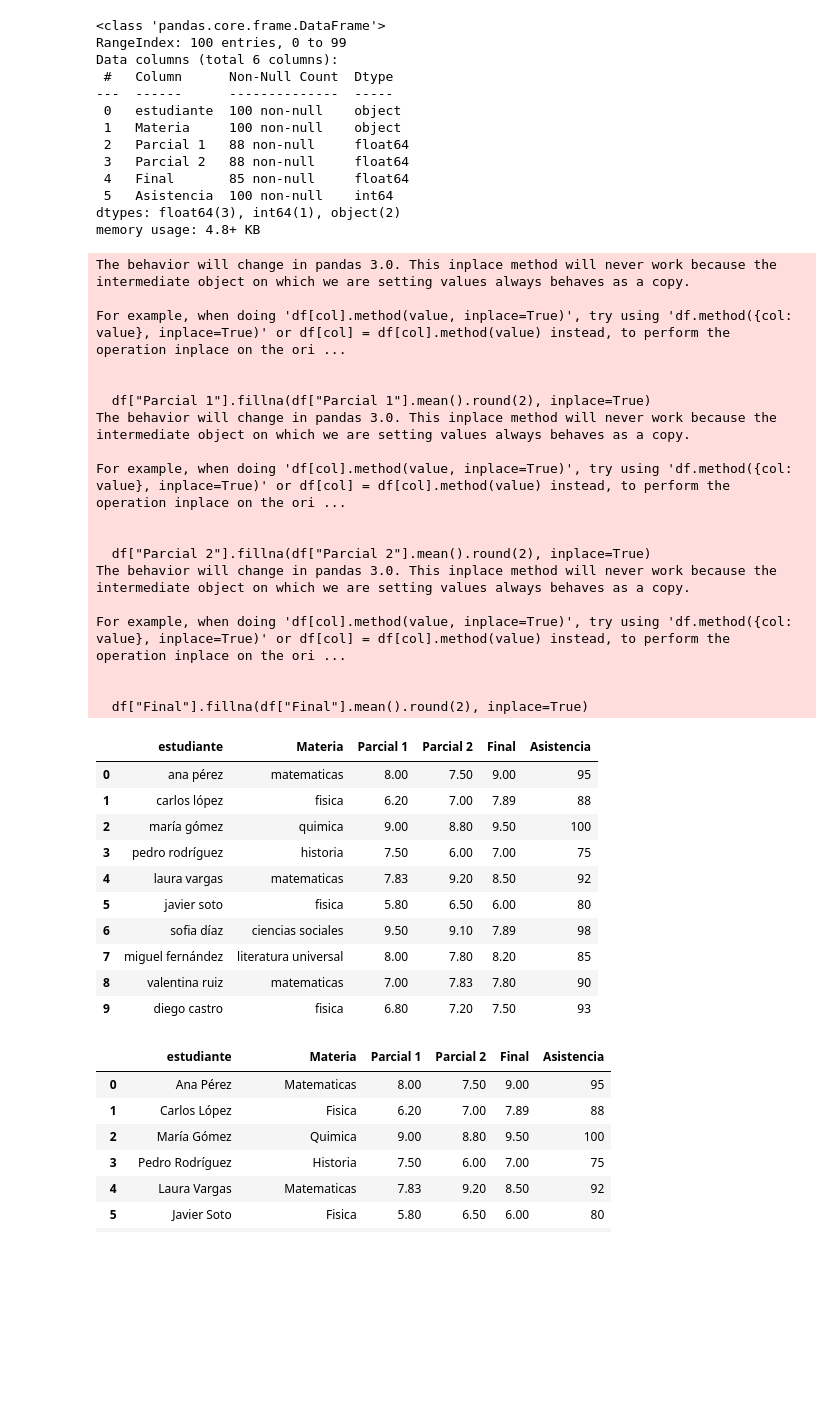
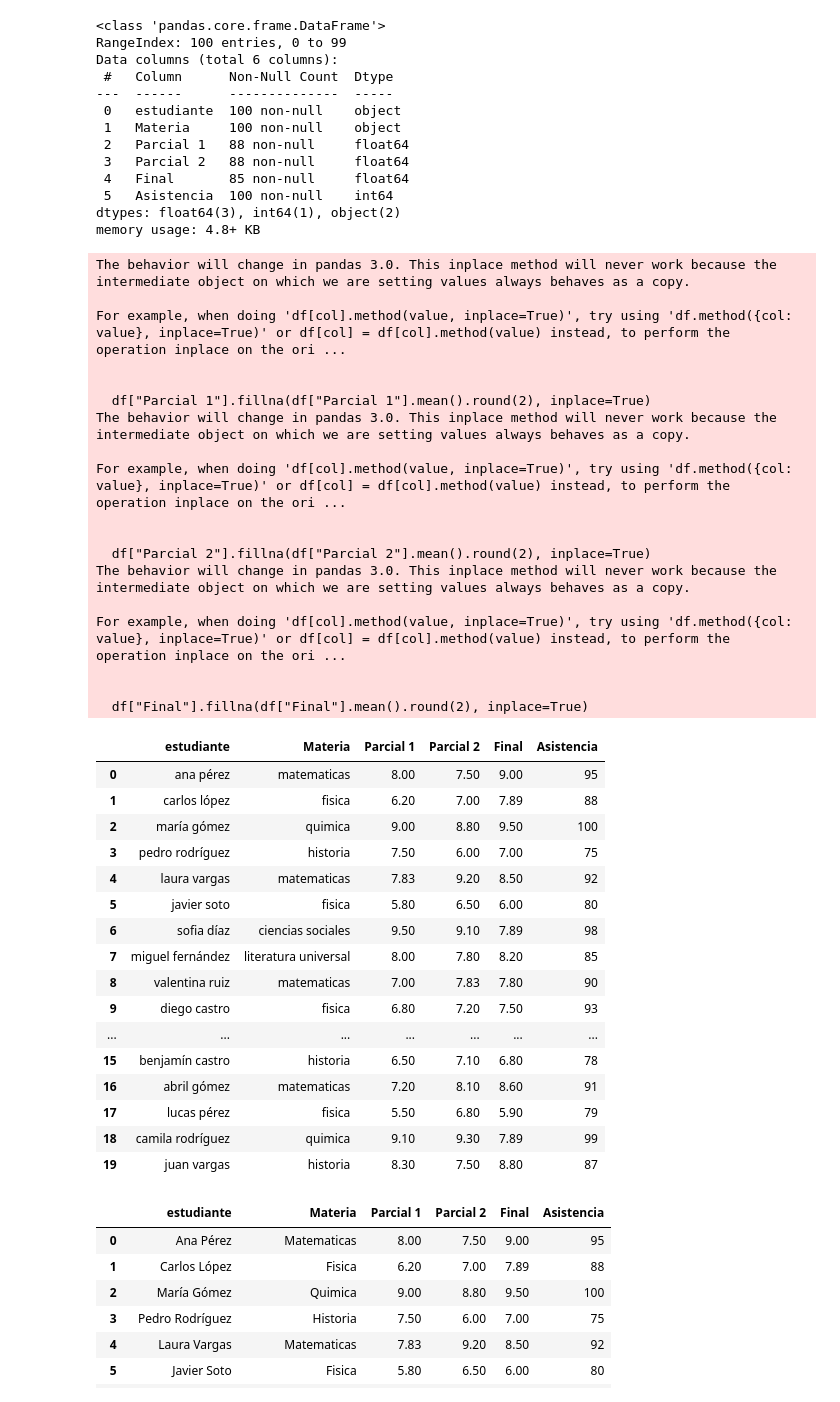
Before and after one commit to nazaquino98/modelo_examen1_tlp3, a Jupyter notebook: main (3).ipynb, the cells around one changed output. Cells and saved outputs as stored; diff of their text form; code cells hidden in the pictures; blank space fills up the shorter version.

```diff
--- a/main (3).ipynb
+++ b/main (3).ipynb
@@ -191,35 +203,41 @@ memory usage: 4.8+ KB
 df["Parcial 1"].fillna(df["Parcial 1"].mean().round(2), inplace=True)
 df["Parcial 2"].fillna(df["Parcial 2"].mean().round(2), inplace=True)
 df["Final"].fillna(df["Final"].mean().round(2), inplace=True)
-df.head(10)
+df.head(20)
 # %% [output]
 The behavior will change in pandas 3.0. This inplace method will never work because the intermediate object on which we are setting values always behaves as a copy.
 
 For example, when doing 'df[col].method(value, inplace=True)', try using 'df.method({col: value}, inplace=True)' or df[col] = df[col].method(value) instead, to perform the operation inplace on the ori ...
 
 
   df["Parcial 1"].fillna(df["Parcial 1"].mean().round(2), inplace=True)
 The behavior will change in pandas 3.0. This inplace method will never work because the intermediate object on which we are setting values always behaves as a copy.
 
 For example, when doing 'df[col].method(value, inplace=True)', try using 'df.method({col: value}, inplace=True)' or df[col] = df[col].method(value) instead, to perform the operation inplace on the ori ...
 
 
   df["Parcial 2"].fillna(df["Parcial 2"].mean().round(2), inplace=True)
 The behavior will change in pandas 3.0. This inplace method will never work because the intermediate object on which we are setting values always behaves as a copy.
 
 For example, when doing 'df[col].method(value, inplace=True)', try using 'df.method({col: value}, inplace=True)' or df[col] = df[col].method(value) instead, to perform the operation inplace on the ori ...
 
 
   df["Final"].fillna(df["Final"].mean().round(2), inplace=True)
 |  | estudiante | Materia | Parcial 1 | Parcial 2 | Final | Asistencia |
 | 0 | ana pérez | matematicas | 8.00 | 7.50 | 9.00 | 95 |
 | 1 | carlos lópez | fisica | 6.20 | 7.00 | 7.89 | 88 |
 | 2 | maría gómez | quimica | 9.00 | 8.80 | 9.50 | 100 |
 | 3 | pedro rodríguez | historia | 7.50 | 6.00 | 7.00 | 75 |
 | 4 | laura vargas | matematicas | 7.83 | 9.20 | 8.50 | 92 |
 | 5 | javier soto | fisica | 5.80 | 6.50 | 6.00 | 80 |
 | 6 | sofia díaz | ciencias sociales | 9.50 | 9.10 | 7.89 | 98 |
 | 7 | miguel fernández | literatura universal | 8.00 | 7.80 | 8.20 | 85 |
 | 8 | valentina ruiz | matematicas | 7.00 | 7.83 | 7.80 | 90 |
 | 9 | diego castro | fisica | 6.80 | 7.20 | 7.50 | 93 |
+| ... | ... | ... | ... | ... | ... | ... |
+| 15 | benjamín castro | historia | 6.50 | 7.10 | 6.80 | 78 |
+| 16 | abril gómez | matematicas | 7.20 | 8.10 | 8.60 | 91 |
+| 17 | lucas pérez | fisica | 5.50 | 6.80 | 5.90 | 79 |
+| 18 | camila rodríguez | quimica | 9.10 | 9.30 | 7.89 | 99 |
+| 19 | juan vargas | historia | 8.30 | 7.50 | 8.80 | 87 |
 # %%
```
Also changed, not shown: parts of 10 cells of this notebook.
